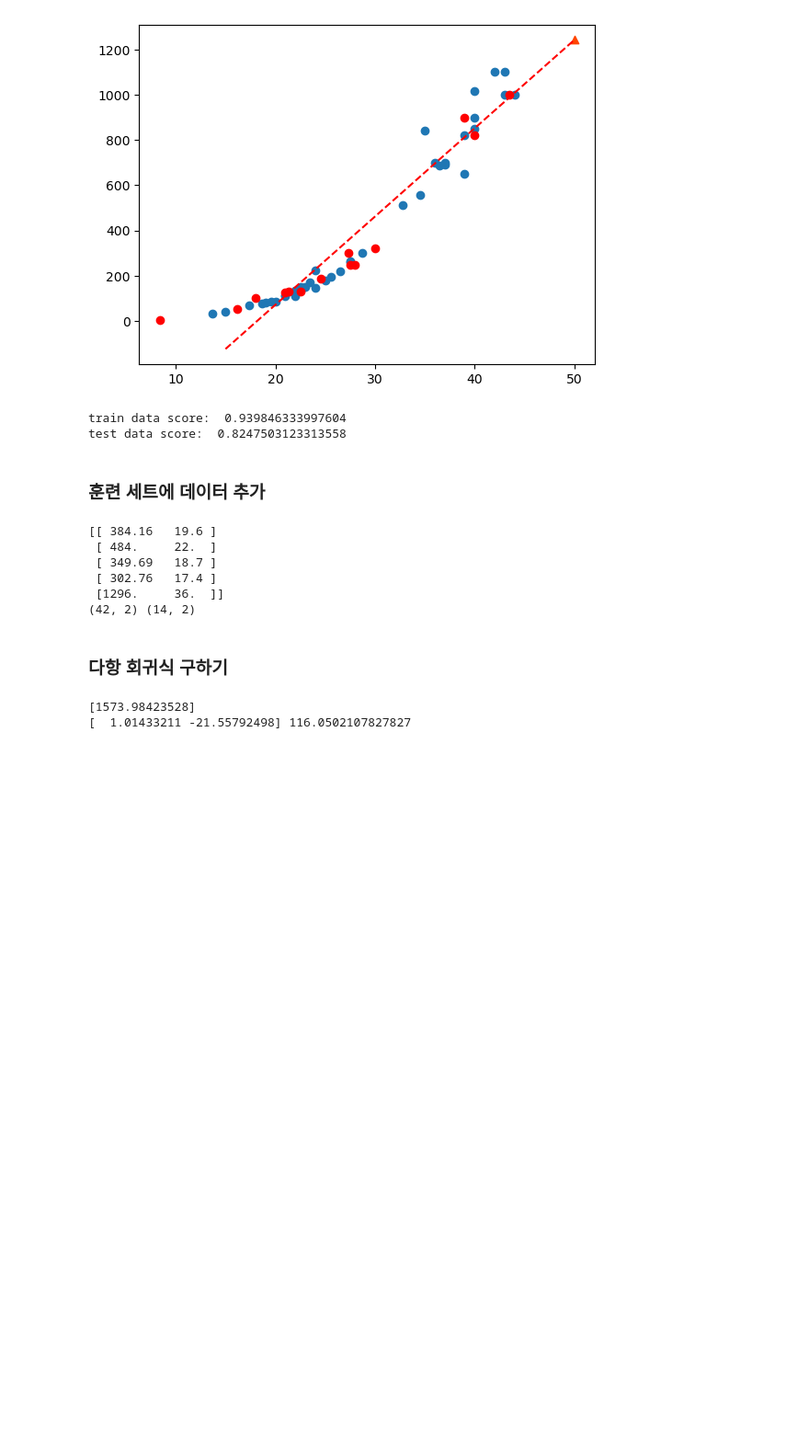
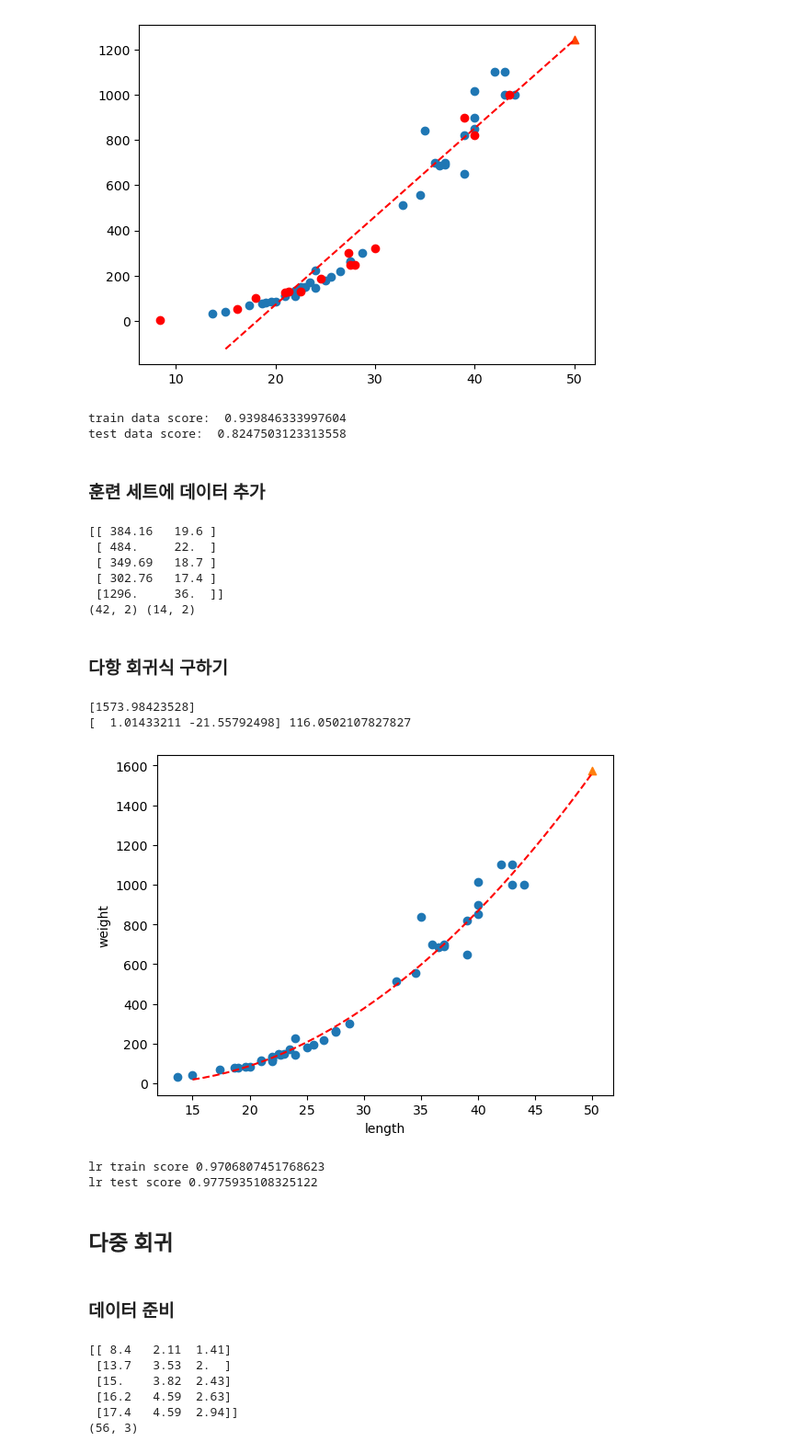
Before and after one commit to epocheing/202206_KNU_kdt2, a Jupyter notebook: machine_learning/D_0831.ipynb, the cells around one changed output. Shown: that part at 92% size. Drawn from its saved outputs; the diff is of its cells as text; code cells hidden in the pictures; blank space fills up the shorter version.

```diff
--- a/machine_learning/D_0831.ipynb
+++ b/machine_learning/D_0831.ipynb
@@ -134,7 +238,8 @@ from sklearn.model_selection import train_test_split
 
 # 훈련 세트와 테스트 세트로 나눔
 train_input, test_input, train_target, test_target = train_test_split(
-perch_length, perch_weight, random_state=42)
+    perch_length, perch_weight, random_state=42
+)
 
 # 훈련 세트와 테스트 세트를 2차원 배열로 변경
 train_input = train_input.reshape(-1, 1)
@@ -146,8 +251,8 @@ knr = KNeighborsRegressor(n_neighbors=3)
 # k-최근접 이웃 회귀 모델을 훈련
 knr.fit(train_input, train_target)
 
-print('50cm:', knr.predict([[50]]))
-print('100cm:', knr.predict([[100]]))
+print("50cm:", knr.predict([[50]]))
+print("100cm:", knr.predict([[100]]))
 # %% [output]
 50cm: [1033.33333333]
 100cm: [1033.33333333]
@@ -232,3 +347,40 @@ print(lr.coef_, lr.intercept_)
 # %% [output]
 [1573.98423528]
 [  1.01433211 -21.55792498] 116.0502107827827
+# %%
+point = np.arange(15, 51)
+
+plt.scatter(train_input, train_target)
+
+plt.plot(point, 1.01 * point**2 - 21.6 * point + 116.05, color="red", linestyle="--")
+
+plt.scatter([50], [1574], marker="^")
+plt.xlabel("length")
+plt.ylabel("weight")
+plt.show()
+
+print("lr train score", lr.score(train_poly, train_target))
+print("lr test score", lr.score(test_poly, test_target))
+# %% [output]
+[figure, added]
+lr train score 0.9706807451768623
+lr test score 0.9775935108325122
+# %% [markdown]
+## 다중 회귀
+# %% [markdown]
+### 데이터 준비
+# %%
+import pandas as pd
+
+df = pd.read_csv("./Data/perch_full.csv")
+perch_full = df.to_numpy()
+
+print(perch_full[:5])
+print(perch_full.shape)
+# %% [output]
+[[ 8.4   2.11  1.41]
+ [13.7   3.53  2.  ]
+ [15.    3.82  2.43]
+ [16.2   4.59  2.63]
+ [17.4   4.59  2.94]]
+(56, 3)
```
Also changed, not shown: parts of 22 cells of this notebook, 2 other files.
